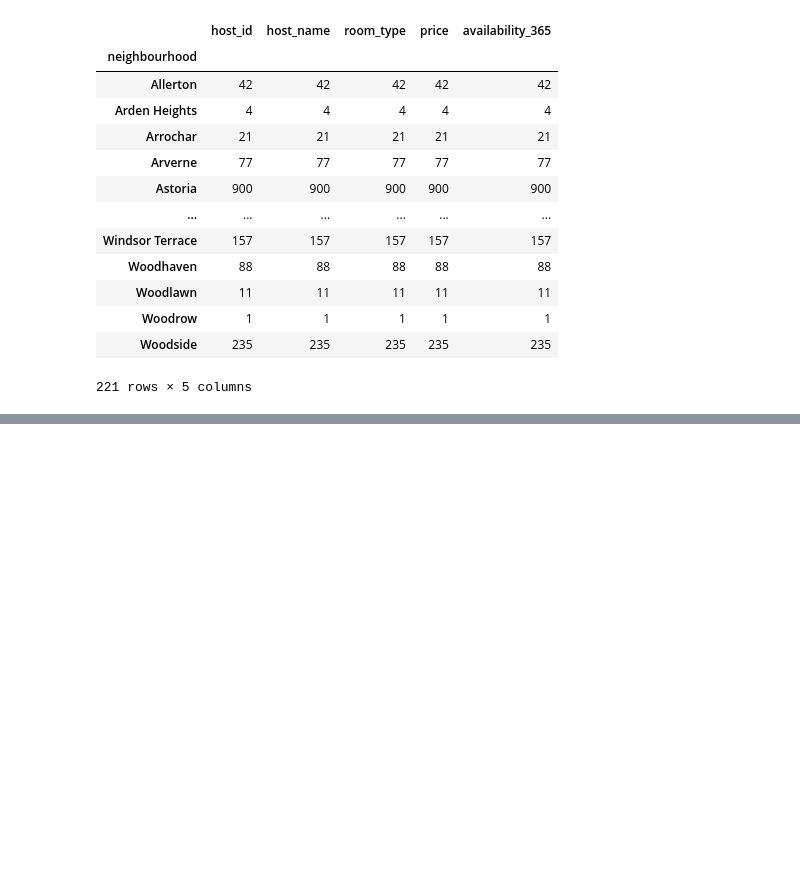
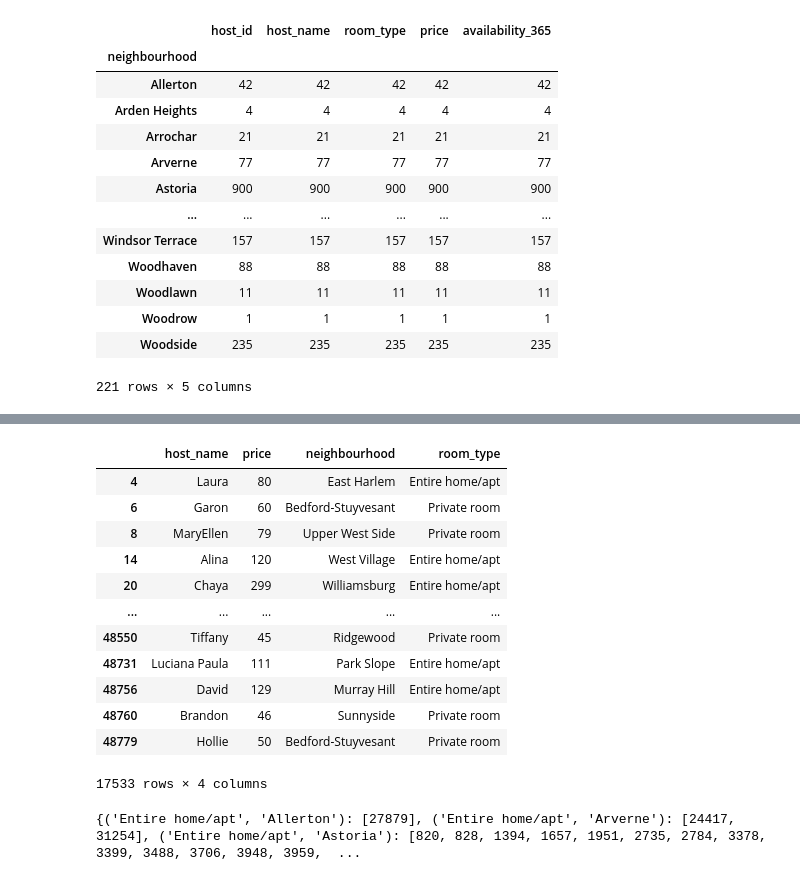
Before and after one commit to megha-mv/AIRBNB-PROJECT-1-CAPSTON, a Jupyter notebook: Airbnb_Bookings_Analysis_Capstone_Project.ipynb, the cells around one changed output, grey strips where cells are left out. Cells and saved outputs as stored; diff of their text form; code cells hidden in the pictures; blank space fills up the shorter version.

```diff
--- a/Airbnb_Bookings_Analysis_Capstone_Project.ipynb
+++ b/Airbnb_Bookings_Analysis_Capstone_Project.ipynb
@@ -173,3 +173,11 @@ df_host_info.groupby(['neighbourhood']).count()
 221 rows × 5 columns
 # %%
 # First i can check how many locations are their in one particular state       ---Challenge
+# %%
+# Need to find how many host does not have any availalibity
+#logic if availability_365 =0 then we can say that there is full booking
+
+# Choose entries with availability_365 =0
+df_full_hosts = df_host_info[df_host_info['availability_365'] == 0]
+
+print(df_full_hosts.head(5))
@@ -175,0 +193,25 @@ df_host_info.groupby(['neighbourhood']).count()
+# %%
+#Based on this 'df_full_hosts'  we can find the price of these hosts offering at which location and type of room
+columns2=['host_name','price','neighbourhood','room_type']
+df_full_hosts_prices=pd.DataFrame(df_full_hosts,columns=columns2)
+df_full_hosts_prices
+# %% [output]
+|  | host_name | price | neighbourhood | room_type |
+| 4 | Laura | 80 | East Harlem | Entire home/apt |
+| 6 | Garon | 60 | Bedford-Stuyvesant | Private room |
+| 8 | MaryEllen | 79 | Upper West Side | Private room |
+| 14 | Alina | 120 | West Village | Entire home/apt |
+| 20 | Chaya | 299 | Williamsburg | Entire home/apt |
+| ... | ... | ... | ... | ... |
+| 48550 | Tiffany | 45 | Ridgewood | Private room |
+| 48731 | Luciana Paula | 111 | Park Slope | Entire home/apt |
+| 48756 | David | 129 | Murray Hill | Entire home/apt |
+| 48760 | Brandon | 46 | Sunnyside | Private room |
+| 48779 | Hollie | 50 | Bedford-Stuyvesant | Private room |
+17533 rows × 4 columns
+# %%
+# Group these pricing according to the type of rooms and location
+df_a=df_full_hosts_prices.groupby(['room_type','neighbourhood'])[['price']]
+print(df_a.groups)
+# %% [output]
+{('Entire home/apt', 'Allerton'): [27879], ('Entire home/apt', 'Arverne'): [24417, 31254], ('Entire home/apt', 'Astoria'): [820, 828, 1394, 1657, 1951, 2735, 2784, 3378, 3399, 3488, 3706, 3948, 3959,  ...
```
Also changed, not shown: parts of 2 cells of this notebook.
